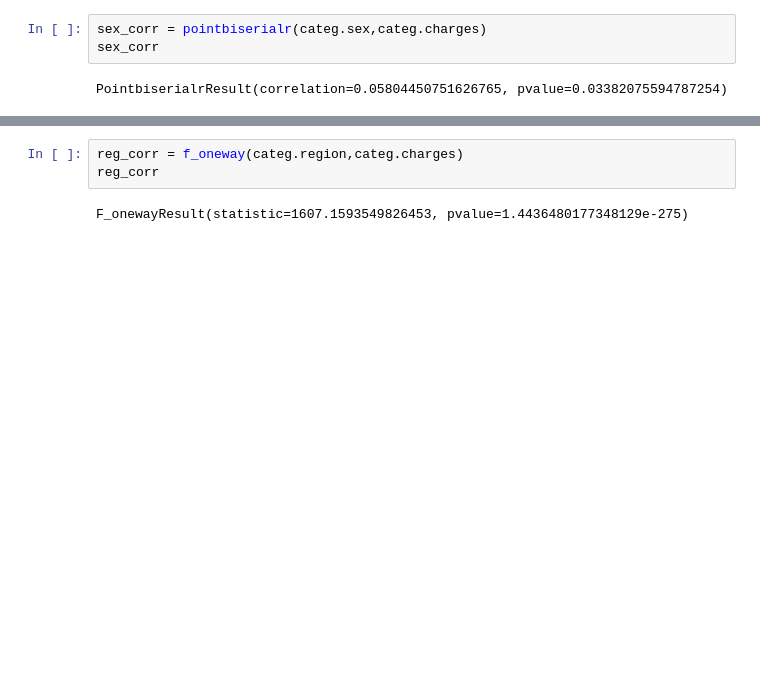
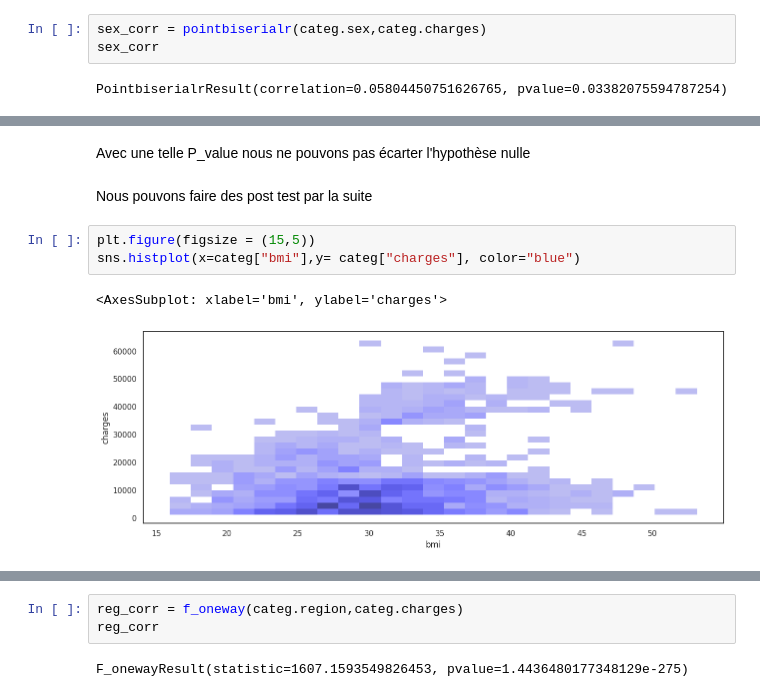
Before and after one commit to JynMoriarty/Assurance, a Jupyter notebook: analysis.ipynb, the cells around one changed output, grey strips where cells are left out. Drawn from its saved outputs; the diff is of its cells as text; blank space fills up the shorter version.

```diff
--- a/analysis.ipynb
+++ b/analysis.ipynb
@@ -221,0 +334,10 @@ PointbiserialrResult(correlation=0.05804450751626765, pvalue=0.03382075594787254
+# %% [markdown]
+Avec une telle P_value nous ne pouvons pas écarter l'hypothèse nulle
+# %% [markdown]
+Nous pouvons faire des post test par la suite
+# %%
+plt.figure(figsize = (15,5))
+sns.histplot(x=categ["bmi"],y= categ["charges"], color="blue")
+# %% [output]
+<AxesSubplot: xlabel='bmi', ylabel='charges'>
+[figure, added]
```
Also changed, not shown: parts of 97 cells of this notebook.
